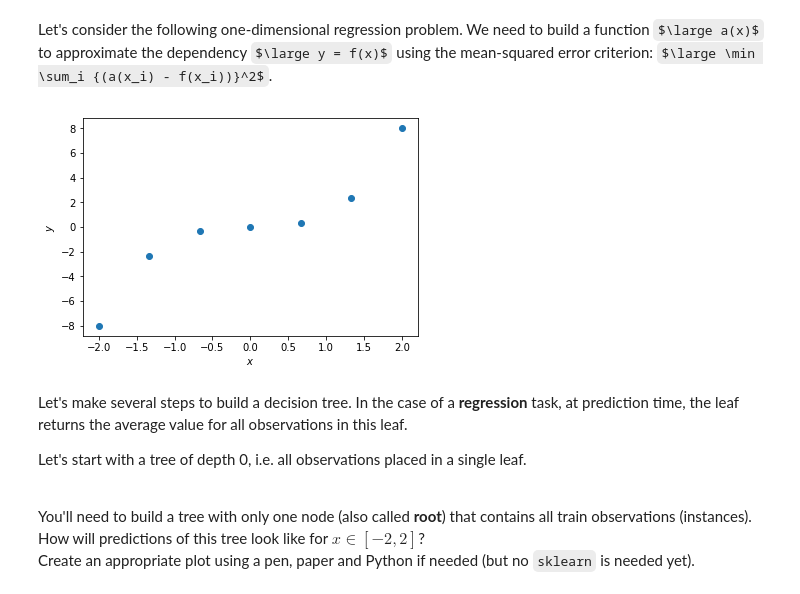
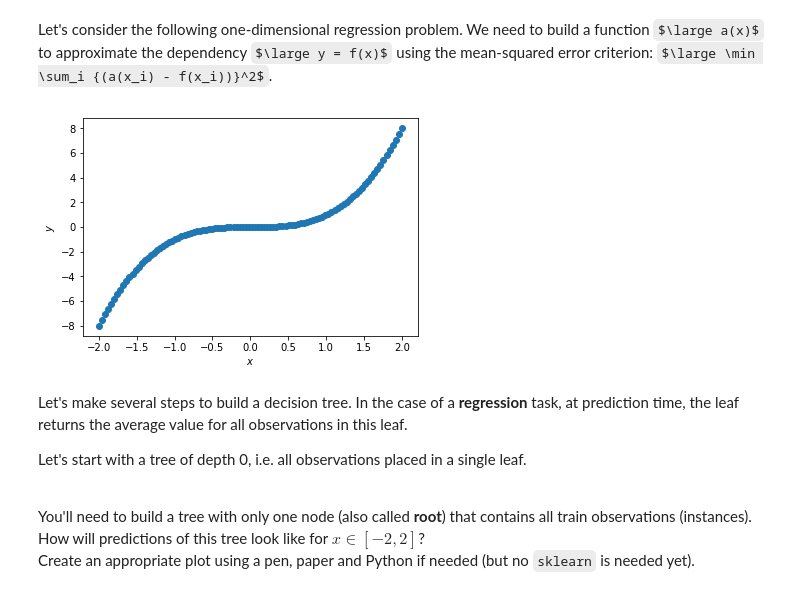
Before and after one commit to bukashu/mlcourse.ai, a Jupyter notebook: jupyter_english/assignments_fall2019/assignment2_part1_decision_trees.ipynb, the cells around one changed output. Drawn from its saved outputs; the diff is of its cells as text; code cells hidden in the pictures; some formulas as TeX source.

```diff
--- a/jupyter_english/assignments_fall2019/assignment2_part1_decision_trees.ipynb
+++ b/jupyter_english/assignments_fall2019/assignment2_part1_decision_trees.ipynb
@@ -40,15 +40,15 @@ from sklearn.tree import DecisionTreeClassifier, export_graphviz
 # %% [markdown]
 Let's consider the following one-dimensional regression problem. We need to build a function $\large a(x)$ to approximate the dependency $\large y = f(x)$ using the mean-squared error criterion: $\large \min \sum_i {(a(x_i) - f(x_i))}^2$.
 # %%
-X = np.linspace(-2, 2, 7)
+X = np.linspace(-2, 2, 100)
 y = X ** 3 # original dependecy
 
 plt.scatter(X, y)
 
 plt.xlabel(r'$x$')
 plt.ylabel(r'$y$');
 # %% [output]
-[figure, old version]
+[figure, new version]
 # %% [markdown]
 Let's make several steps to build a decision tree. In the case of a **regression** task, at prediction time, the leaf returns the average value for all observations in this leaf.
 
```
Also changed, not shown: parts of 14 cells of this notebook, 2 other files.
